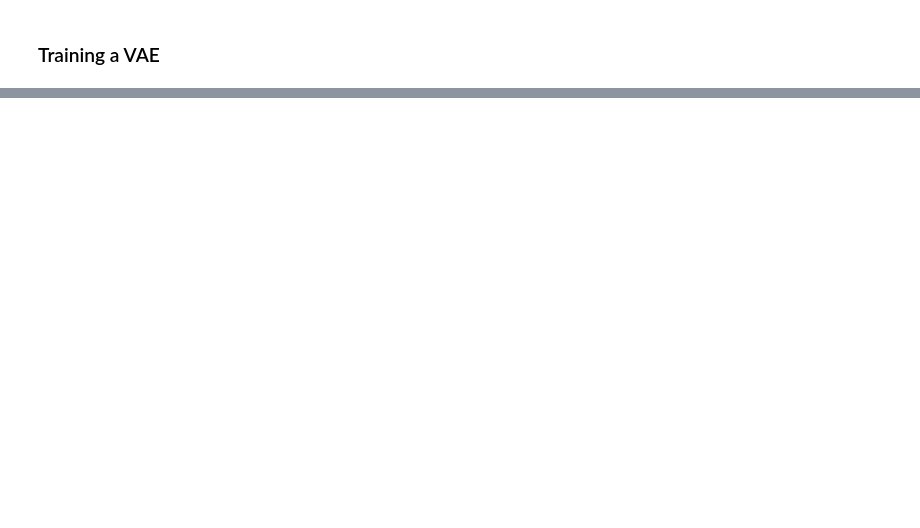
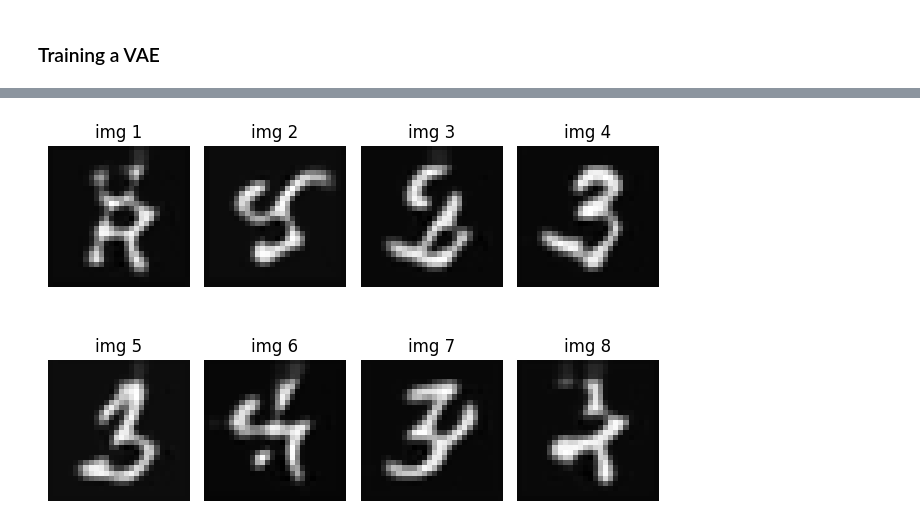
Before and after one commit to yourboijake/cv_selflearning, a Jupyter notebook: openvla/wk7-8/vae.ipynb, the cells around one changed output, grey strips where cells are left out. Cells and saved outputs as stored; diff of their text form; code cells hidden in the pictures; blank space fills up the shorter version.

```diff
--- a/openvla/wk7-8/vae.ipynb
+++ b/openvla/wk7-8/vae.ipynb
@@ -61,15 +83,24 @@ plt.show()
 # %%
 importlib.reload(architectures)
 
-mvae = architectures.MnistResNetVAE()
+device = torch.device('xpu')
+
+mvae = architectures.MnistResNetVAE(device=device)
 
 # use pre-trained encoder and decoder, except for final linear projection into embedding space
 mvae.resnet = nn.Sequential(*list(mrnae.resnet.children())[:-1])
 mvae.unresnet = nn.Sequential(*list(mrnae.unresnet.children()))
+
+mvae.to(device)
 
 # don't update gradients for these
 for param in mvae.resnet.parameters():
   param.requires_grad = False
 for param in mvae.unresnet.parameters():
   param.requires_grad = False
+
+def vae_loss(x_repr, x, mu, logvar, lmbda=0.5):
+  BCE = lmbda * F.binary_cross_entropy(x_repr, x, reduction='sum')
+  KLD = (1 - lmbda) * -0.5 * torch.sum(1 + logvar - mu.pow(2) - logvar.exp())
+  return BCE, KLD
 # %%
@@ -77,0 +148,15 @@ for idx, batch in enumerate(mnist_test_loader):
+# %%
+samples = torch.randn((8, 32))
+mvae.to(torch.device('cpu'))
+imgs = [mvae.decode(s.unsqueeze(0)).squeeze(0).squeeze(0).detach().numpy() for s in samples]
+
+fig, axes = plt.subplots(nrows=2, ncols=4)
+for i, ax in enumerate(axes.flatten()):
+    ax.imshow(imgs[i], cmap='gray')
+    ax.set_title(f'img {i + 1}')
+    ax.axis('off')
+
+plt.tight_layout()
+plt.show()
+# %% [output]
+[figure, added]
```
Also changed, not shown: parts of 6 cells of this notebook, 3 other files.
